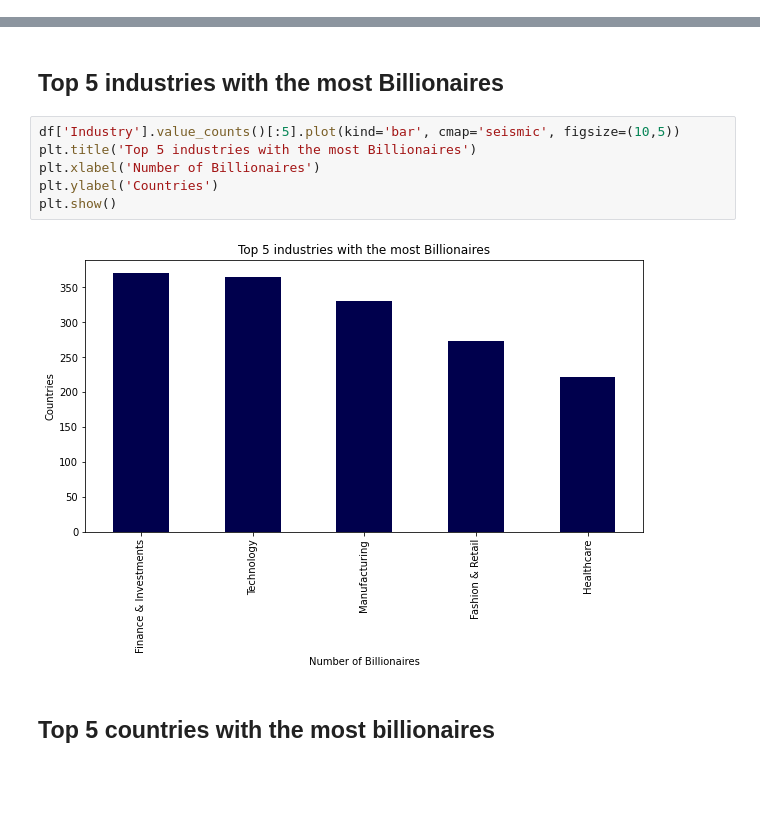
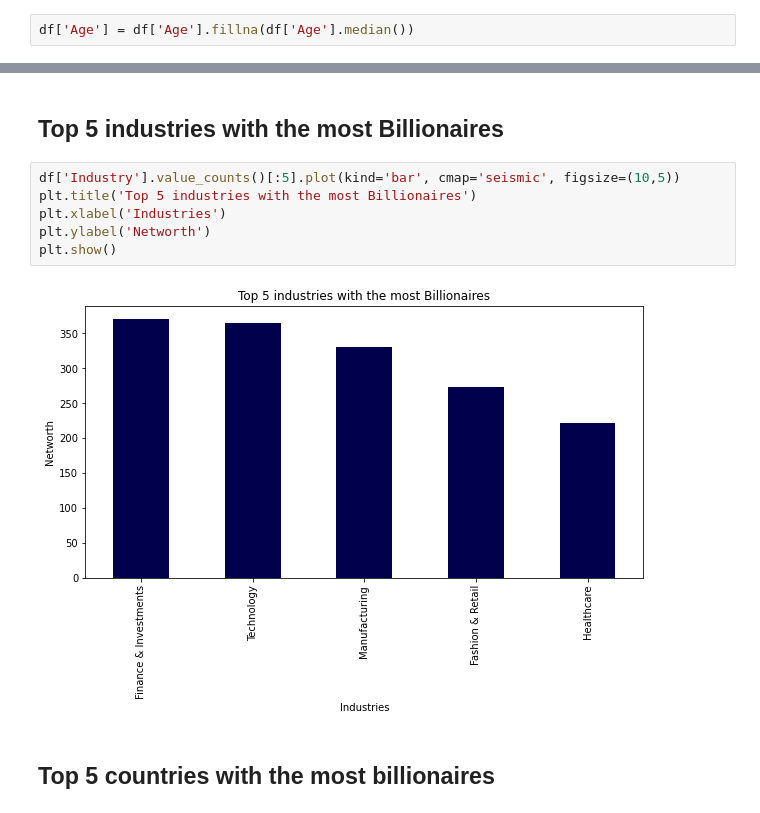
Before and after one commit to deeksha-9/billionaires_analysis, a Jupyter notebook: billionaires_analysis.ipynb, the cells around one changed output, grey strips where cells are left out. Drawn from its saved outputs; the diff is of its cells as text; blank space fills up the shorter version.

```diff
--- a/billionaires_analysis.ipynb
+++ b/billionaires_analysis.ipynb
@@ -33,6 +33,8 @@ df.tail(10)
 | 2752 | Zhao Meiguang | $1 B | China | gold mining | 2674 | 58.0 | Metals & Mining |
 | 2753 | Zhong Naixiong | $1 B | China | conglomerate | 2674 | 58.0 | Diversified |
 | 2754 | Zhou Wei family | $1 B | China | Software | 2674 | 54.0 | Technology |
+# %%
+df['Age'] = df['Age'].fillna(df['Age'].median())
 # %%
 df.info()
 # %% [output]
@@ -97,11 +99,11 @@ plt.show()
 # %%
 df['Industry'].value_counts()[:5].plot(kind='bar', cmap='seismic', figsize=(10,5))
 plt.title('Top 5 industries with the most Billionaires')
-plt.xlabel('Number of Billionaires')
-plt.ylabel('Countries')
+plt.xlabel('Industries')
+plt.ylabel('Networth')
 plt.show()
 # %% [output]
-[figure, old version]
+[figure, new version]
 # %% [markdown]
 ## Top 5 countries with the most billionaires
 # %%
```
Also changed, not shown: parts of 13 cells of this notebook, 1 other file.
